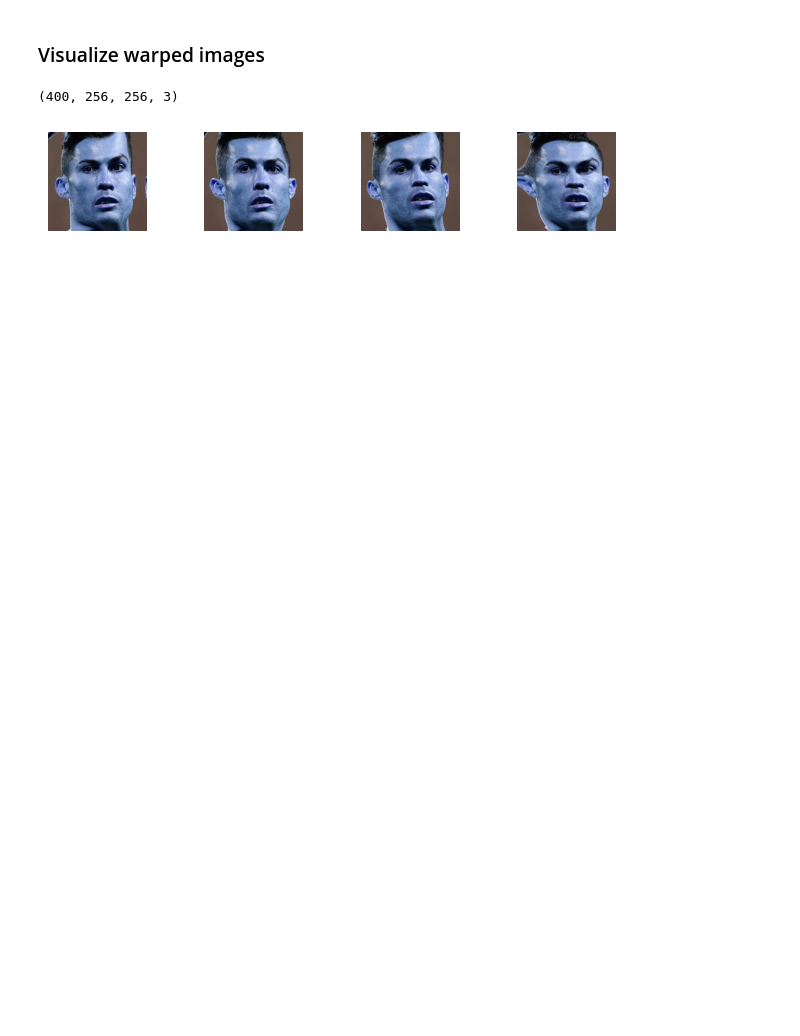
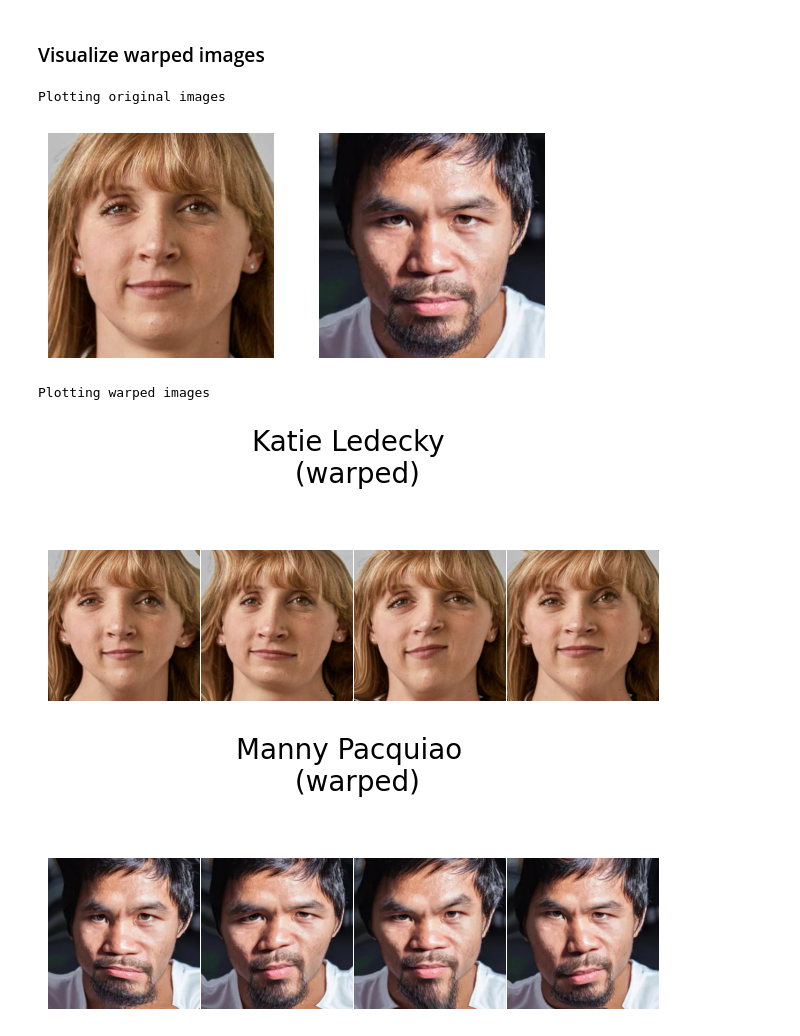
Before and after one commit to Vegnics/LiFIMI_Attack, a Jupyter notebook: examples/task_FFD_image.ipynb, the cells around one changed output. Cells and saved outputs as stored; diff of their text form; code cells hidden in the pictures; blank space fills up the shorter version.

Commit message:
preparing the experiments

```diff
--- a/examples/task_FFD_image.ipynb
+++ b/examples/task_FFD_image.ipynb
@@ -49,17 +46,28 @@ from lfi.utils import uos, umath
 # %%
 DIR = 'results/FFD'
 #IMG_FOLDER = "/home/amaranth2/Downloads/SimpleFace"
-IMG_FOLDER = "/home/quinoa/SimpleFace"
+IMG_FOLDER = "img_temp"
 OUT_FOLDER = "/home/quinoa/out_folder"
 problem = problem_FFD_image.FFD_Image_Problem(N=500, n=200)
 problem.img_folder = IMG_FOLDER
 problem.out_img_folder = OUT_FOLDER
 problem.true_mean = 0.0
 problem.true_var = 10.0
+# Get images for experiments
+try:
+    os.mkdir("img_temp")
+except:
+    pass
+uos.download_image("https://i.ibb.co/1fhbrR7X/ledecky-front.jpg","img_temp/ledecky.jpg")
+uos.download_image("https://i.ibb.co/HTmfq9LF/pacquiao-front.jpg","img_temp/pacquiao.jpg")
+#!curl -o ./img_temp/ledecky.jpg https://i.ibb.co/1fhbrR7X/ledecky-front.jpg
+#!curl -o ./img_temp/pacquiao.jpg https://i.ibb.co/HTmfq9LF/pacquiao-front.jpg
 problem.get_work_imgs()
+!rm -rf img_temp
+
 true_theta = problem.get_true_theta()
-## The generated images are stored in a folder
-## data_obs contains only the deformation parameters
+## FFD parameter scale
+problem.ffd_scale = FFD_SCALE
 
 ## The simulator returns the observed mu params and
 ## the deformed images
@@ -81,7 +89,7 @@ plt.figure(figsize=(5,4))
 visualization.plot_likelihood(samples=true_samples,
                               log_likelihood_function=problem.log_likelihood,
                               dimensions=(0,1),
-                              bounded = False)#,n_levels=10)
+                              bounded = False)
 plt.show()
 visualization.plot_samples(problem.data_obs)
 #uos.save_object(DIR, 'true_samples', true_samples)
@@ -111,17 +119,43 @@ mean-parma1 =  0.060762139051172816      mean-param2 =  50.823877624349336
 # %% [markdown]
 ### Visualize warped images
 # %%
+# Original images
+print("Plotting original images")
+figs,axes = plt.subplots(1,len(problem.work_imgs))
+for k,img in enumerate(problem.work_imgs):
+    axes[k].imshow(img[:,:,::-1])
+    axes[k].set_axis_off()
+plt.show()
+
+print("Plotting warped images")
 imgs = problem.imgs_obs
-print(imgs.shape)
+imgs_1 = imgs[0:4]
 figs,axes = plt.subplots(1,4)
-plt.tight_layout()
+figs.suptitle('Katie Ledecky \n (warped)', fontsize=20, y=0.92)
+#figs.tight_layout(rect=[0, 0, 1, 0.9])
 for i in range(4):
-    axes[i].imshow(imgs[i][:,:,::-1])
+    axes[i].imshow(imgs_1[i][:,:,::-1])
     axes[i].set_axis_off()
+figs.tight_layout()
+plt.subplots_adjust(top=0.99,wspace=0.01)
 plt.show()
+
+imgs_2 = imgs[imgs.shape[0]//2+1:imgs.shape[0]//2+5]
+figs,axes = plt.subplots(1,4)
+figs.suptitle('Manny Pacquiao \n (warped)', fontsize=20, y=0.92)
+#plt.tight_layout()
+for i in range(4):
+    axes[i].imshow(imgs_2[i][:,:,::-1])
+    axes[i].set_axis_off()
+figs.tight_layout()
+plt.subplots_adjust(top=0.99,wspace=0.01)
+plt.show()
 # %% [output]
-(400, 256, 256, 3)
+Plotting original images
-[figure, old version]
+[figure, new version]
+Plotting warped images
+[figure, added]
+[figure, added]
 # %%
 ## Sequential Neural Likelihood
 hyperparams = ABC_algorithms.Hyperparams()
```
Also changed, not shown: parts of 6 cells of this notebook, 4 other files.
